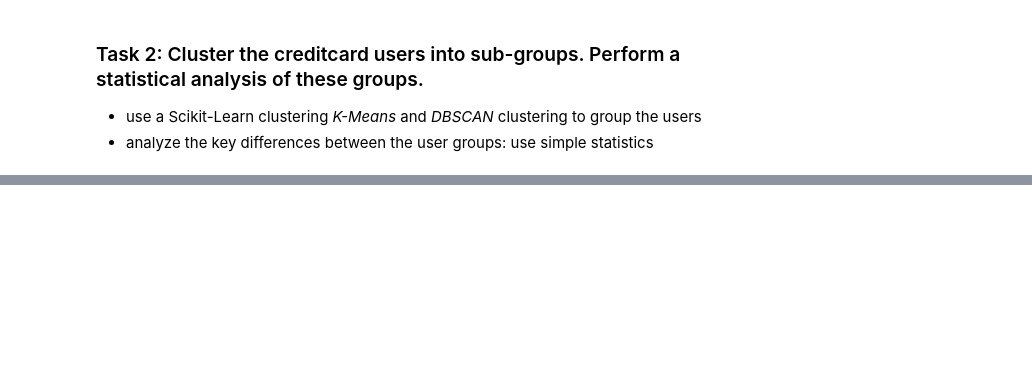
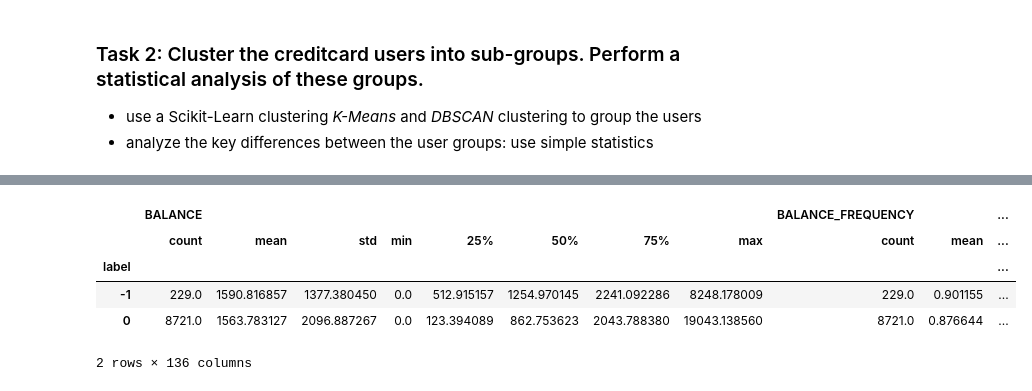
Before and after one commit to 0e141/ENITS_DataMining_WS23, a Jupyter notebook: Week_4/Assignment_4.1_Clustering.ipynb, the cells around one changed output, grey strips where cells are left out. Saved outputs shown, nothing was run; the diff lists cells and outputs as text; code cells hidden in the pictures; blank space fills up the shorter version.

```diff
--- a/Week_4/Assignment_4.1_Clustering.ipynb
+++ b/Week_4/Assignment_4.1_Clustering.ipynb
@@ -94,0 +120,9 @@ fit = cluster.DBSCAN().fit(scaled_data)
+# %%
+data2.groupby("label").describe()
+# %% [output]
+|  | BALANCE |  |  |  |  |  |  |  | BALANCE_FREQUENCY |  | ... |
+|  | count | mean | std | min | 25% | 50% | 75% | max | count | mean | ... |
+| label |  |  |  |  |  |  |  |  |  |  | ... |
+| -1 | 229.0 | 1590.816857 | 1377.380450 | 0.0 | 512.915157 | 1254.970145 | 2241.092286 | 8248.178009 | 229.0 | 0.901155 | ... |
+| 0 | 8721.0 | 1563.783127 | 2096.887267 | 0.0 | 123.394089 | 862.753623 | 2043.788380 | 19043.138560 | 8721.0 | 0.876644 | ... |
+2 rows × 136 columns
```
Also changed, not shown: parts of 5 cells of this notebook.
